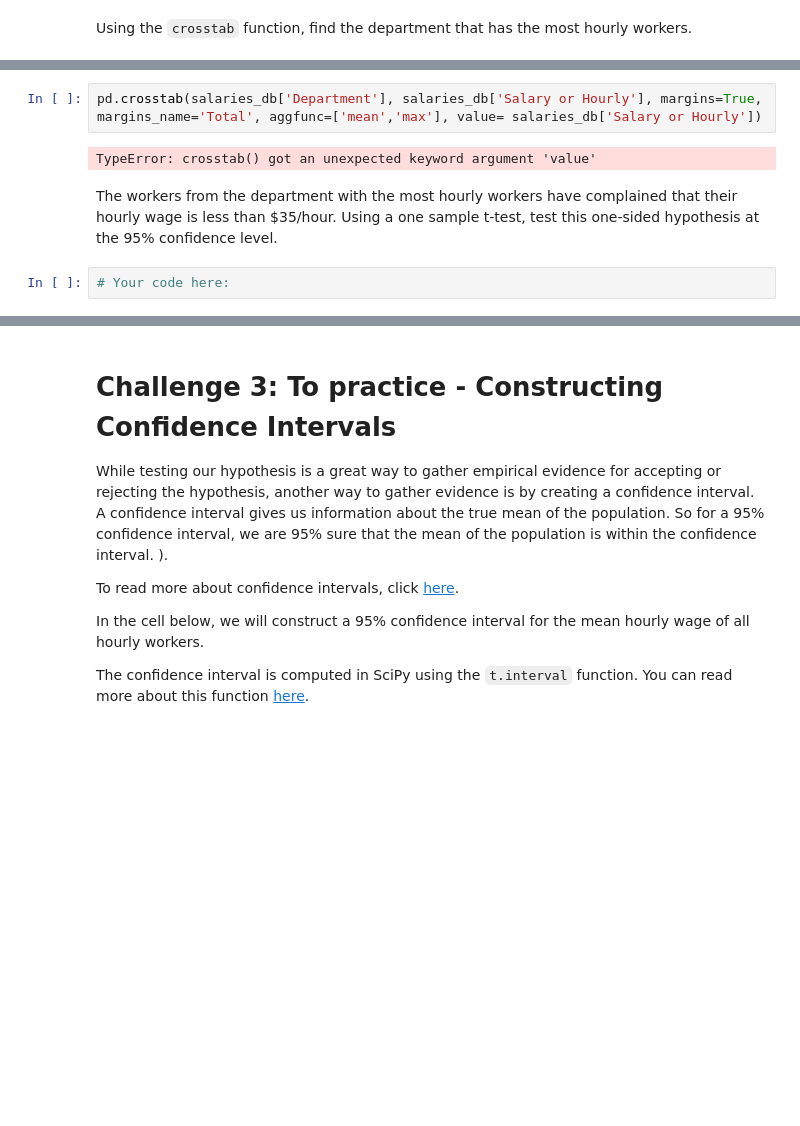
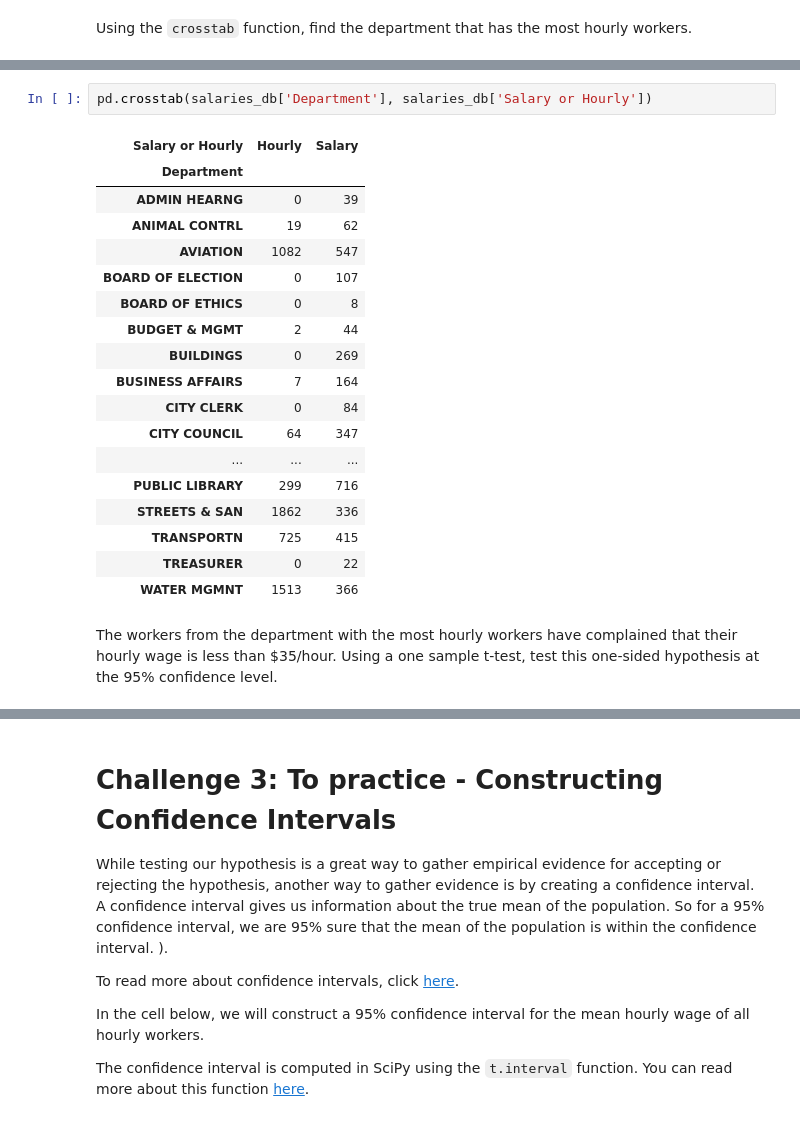
Before and after one commit to DiegoMerello/dataptmad1121_labs, a Jupyter notebook: module-2/hypothesis-testing/your-code/main.ipynb, the cells around one changed output, grey strips where cells are left out. Cells and saved outputs as stored; diff of their text form; blank space fills up the shorter version.

```diff
--- a/module-2/hypothesis-testing/your-code/main.ipynb
+++ b/module-2/hypothesis-testing/your-code/main.ipynb
@@ -200,8 +205,23 @@ pd.crosstab(hourly_db.Department, hourly_db['Salary or Hourly'])
 # %%
-pd.crosstab(salaries_db['Department'], salaries_db['Salary or Hourly'], margins=True, margins_name='Total', aggfunc=['mean','max'], value= salaries_db['Salary or Hourly'])
+pd.crosstab(salaries_db['Department'], salaries_db['Salary or Hourly'])
 # %% [output]
-TypeError: crosstab() got an unexpected keyword argument 'value'
+| Salary or Hourly | Hourly | Salary |
+| Department |  |  |
+| ADMIN HEARNG | 0 | 39 |
+| ANIMAL CONTRL | 19 | 62 |
+| AVIATION | 1082 | 547 |
+| BOARD OF ELECTION | 0 | 107 |
+| BOARD OF ETHICS | 0 | 8 |
+| BUDGET & MGMT | 2 | 44 |
+| BUILDINGS | 0 | 269 |
+| BUSINESS AFFAIRS | 7 | 164 |
+| CITY CLERK | 0 | 84 |
+| CITY COUNCIL | 64 | 347 |
+| ... | ... | ... |
+| PUBLIC LIBRARY | 299 | 716 |
+| STREETS & SAN | 1862 | 336 |
+| TRANSPORTN | 725 | 415 |
+| TREASURER | 0 | 22 |
+| WATER MGMNT | 1513 | 366 |
 # %% [markdown]
 The workers from the department with the most hourly workers have complained that their hourly wage is less than $35/hour. Using a one sample t-test, test this one-sided hypothesis at the 95% confidence level.
-# %%
-# Your code here:
```
Also changed, not shown: parts of 4 cells of this notebook.
